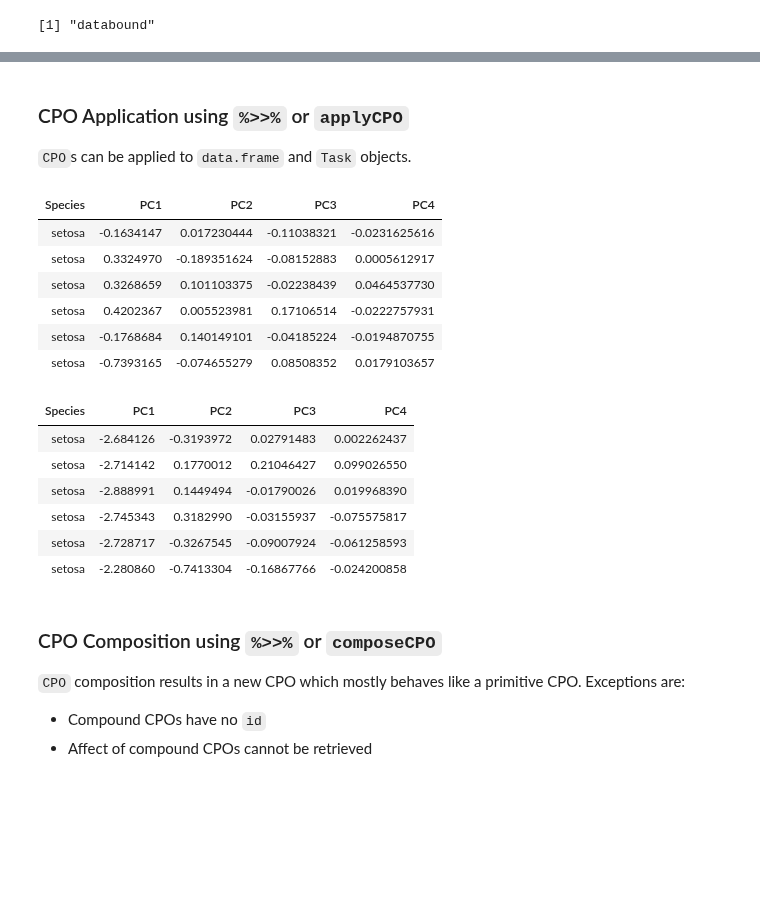
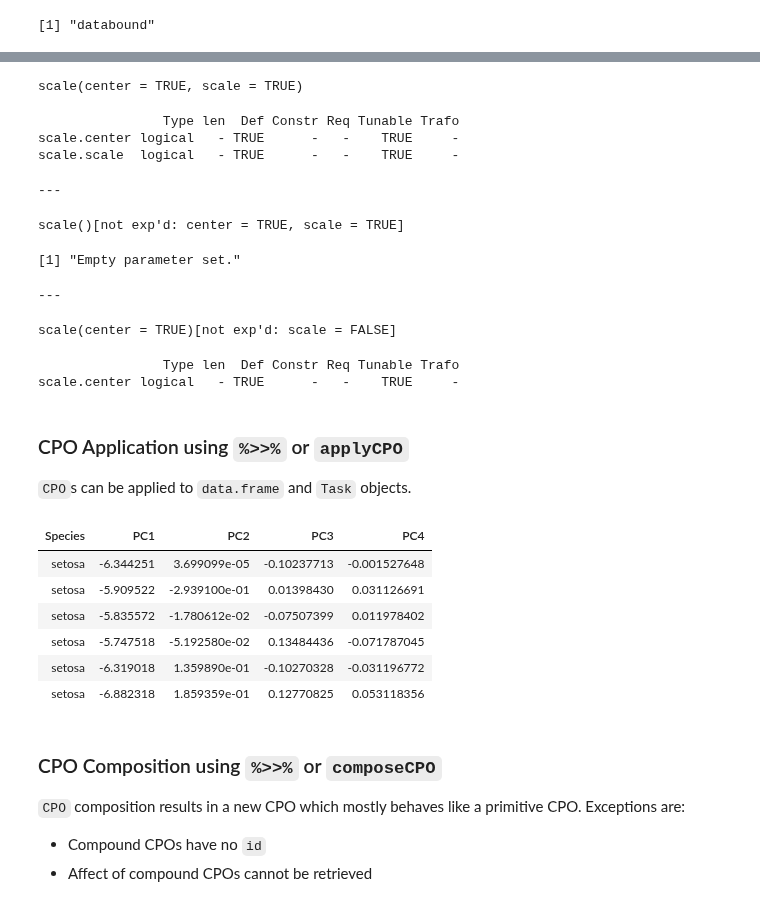
Before and after one commit to mlr-org/mlrCPO, a Jupyter notebook: todo-files/CPO Vignette.ipynb, the cells around one changed output, grey strips where cells are left out. Saved outputs shown, nothing was run; the diff lists cells and outputs as text; code cells hidden in the pictures; blank space fills up the shorter version.

Commit message:
Vignette: Examples, CPOs, Construction

```diff
--- a/todo-files/CPO Vignette.ipynb
+++ b/todo-files/CPO Vignette.ipynb
@@ -122,24 +126,38 @@ getCPOBound(cpo)  # databound, targetbound, both
+# %%
+(sc = cpoScale())
+getParamSet(sc)
+cat("---\n")
+(sc = cpoScale(export = "export.none"))
+getParamSet(sc)
+cat("---\n")
+(sc = cpoScale(scale = FALSE, export = "export.unset"))
+getParamSet(sc)
+# %% [output]
+scale(center = TRUE, scale = TRUE)
+                Type len  Def Constr Req Tunable Trafo
+scale.center logical   - TRUE      -   -    TRUE     -
+scale.scale  logical   - TRUE      -   -    TRUE     -
+---
+scale()[not exp'd: center = TRUE, scale = TRUE]
+[1] "Empty parameter set."
+---
+scale(center = TRUE)[not exp'd: scale = FALSE]
+                Type len  Def Constr Req Tunable Trafo
+scale.center logical   - TRUE      -   -    TRUE     -
 # %% [markdown]
 ### CPO Application using `%>>%` or `applyCPO`
 `CPO`s can be applied to `data.frame` and `Task` objects.
 # %%
 head(iris) %>>% cpoPca()
-head(getTaskData(applyCPO(cpoPca(), iris.task)))
+# head(getTaskData(applyCPO(cpoPca(), iris.task)))
 # %% [output]
 | Species | PC1 | PC2 | PC3 | PC4 |
-| setosa | -0.1634147 | 0.017230444 | -0.11038321 | -0.0231625616 |
-| setosa | 0.3324970 | -0.189351624 | -0.08152883 | 0.0005612917 |
-| setosa | 0.3268659 | 0.101103375 | -0.02238439 | 0.0464537730 |
-| setosa | 0.4202367 | 0.005523981 | 0.17106514 | -0.0222757931 |
-| setosa | -0.1768684 | 0.140149101 | -0.04185224 | -0.0194870755 |
-| setosa | -0.7393165 | -0.074655279 | 0.08508352 | 0.0179103657 |
+| setosa | -6.344251 | 3.699099e-05 | -0.10237713 | -0.001527648 |
+| setosa | -5.909522 | -2.939100e-01 | 0.01398430 | 0.031126691 |
+| setosa | -5.835572 | -1.780612e-02 | -0.07507399 | 0.011978402 |
+| setosa | -5.747518 | -5.192580e-02 | 0.13484436 | -0.071787045 |
+| setosa | -6.319018 | 1.359890e-01 | -0.10270328 | -0.031196772 |
+| setosa | -6.882318 | 1.859359e-01 | 0.12770825 | 0.053118356 |
-| Species | PC1 | PC2 | PC3 | PC4 |
-| setosa | -2.684126 | -0.3193972 | 0.02791483 | 0.002262437 |
-| setosa | -2.714142 | 0.1770012 | 0.21046427 | 0.099026550 |
-| setosa | -2.888991 | 0.1449494 | -0.01790026 | 0.019968390 |
-| setosa | -2.745343 | 0.3182990 | -0.03155937 | -0.075575817 |
-| setosa | -2.728717 | -0.3267545 | -0.09007924 | -0.061258593 |
-| setosa | -2.280860 | -0.7413304 | -0.16867766 | -0.024200858 |
 # %% [markdown]
 ### CPO Composition using `%>>%` or `composeCPO`
 `CPO` composition results in a new CPO which mostly behaves like a primitive CPO. Exceptions are:
```
Also changed, not shown: parts of 86 cells of this notebook.
